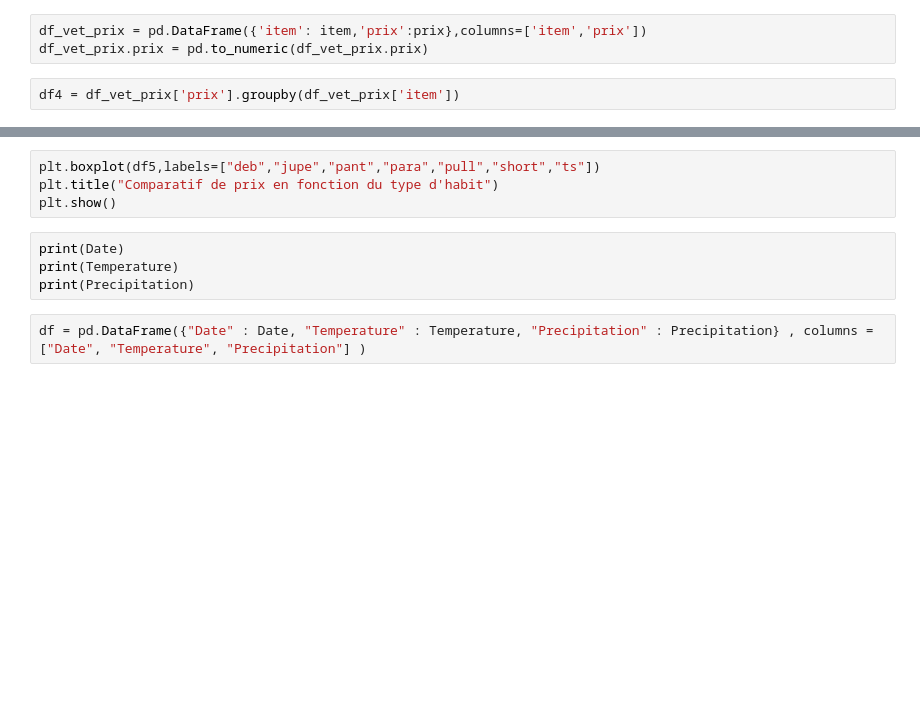
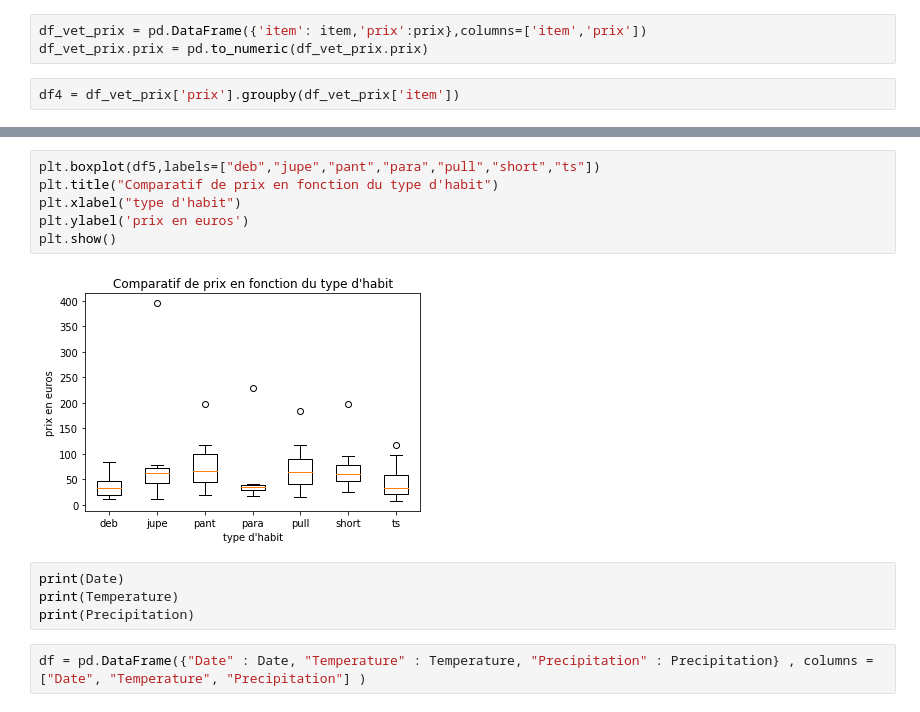
Before and after one commit to Cocorico84/Chef-d-oeuvre, a Jupyter notebook: Untitled.ipynb, the cells around one changed output, grey strips where cells are left out. Drawn from its saved outputs; the diff is of its cells as text; blank space fills up the shorter version.

```diff
--- a/Untitled.ipynb
+++ b/Untitled.ipynb
@@ -63,7 +96,11 @@ df5
 # %%
 plt.boxplot(df5,labels=["deb","jupe","pant","para","pull","short","ts"])
 plt.title("Comparatif de prix en fonction du type d'habit")
+plt.xlabel("type d'habit")
+plt.ylabel('prix en euros')
 plt.show()
+# %% [output]
+[figure, added]
 # %%
 print(Date)
 print(Temperature)
```
Also changed, not shown: parts of 7 cells of this notebook, 1 other file.
